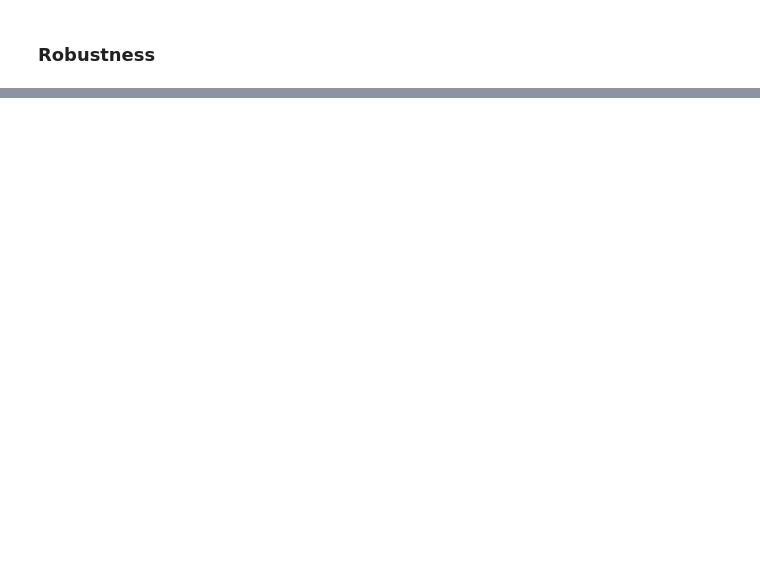
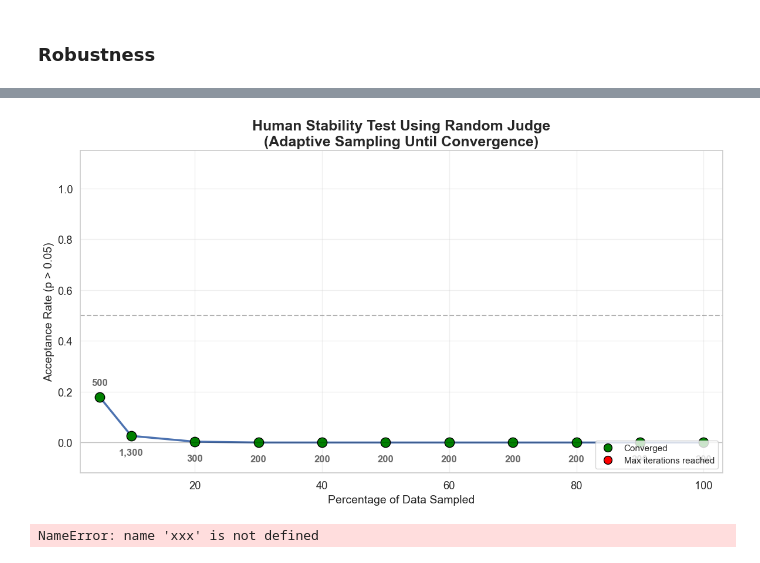
Before and after one commit to Ocean-code-1995/llm-judge-good-enough, a Jupyter notebook: movielens/src/analysis.ipynb, the cells around one changed output, grey strips where cells are left out. Saved outputs shown, nothing was run; the diff lists cells and outputs as text; code cells hidden in the pictures; blank space fills up the shorter version.

```diff
--- a/movielens/src/analysis.ipynb
+++ b/movielens/src/analysis.ipynb
@@ -214,0 +215,8 @@ judge.plot_monte_carlo_robustness(
+# %%
+judge.plot_human_stability_analysis()
+# %% [output]
+[figure, added]
+# %%
+xxx
+# %% [output]
+NameError: name 'xxx' is not defined
```
Also changed, not shown: parts of 5 cells of this notebook, 2 other files.
